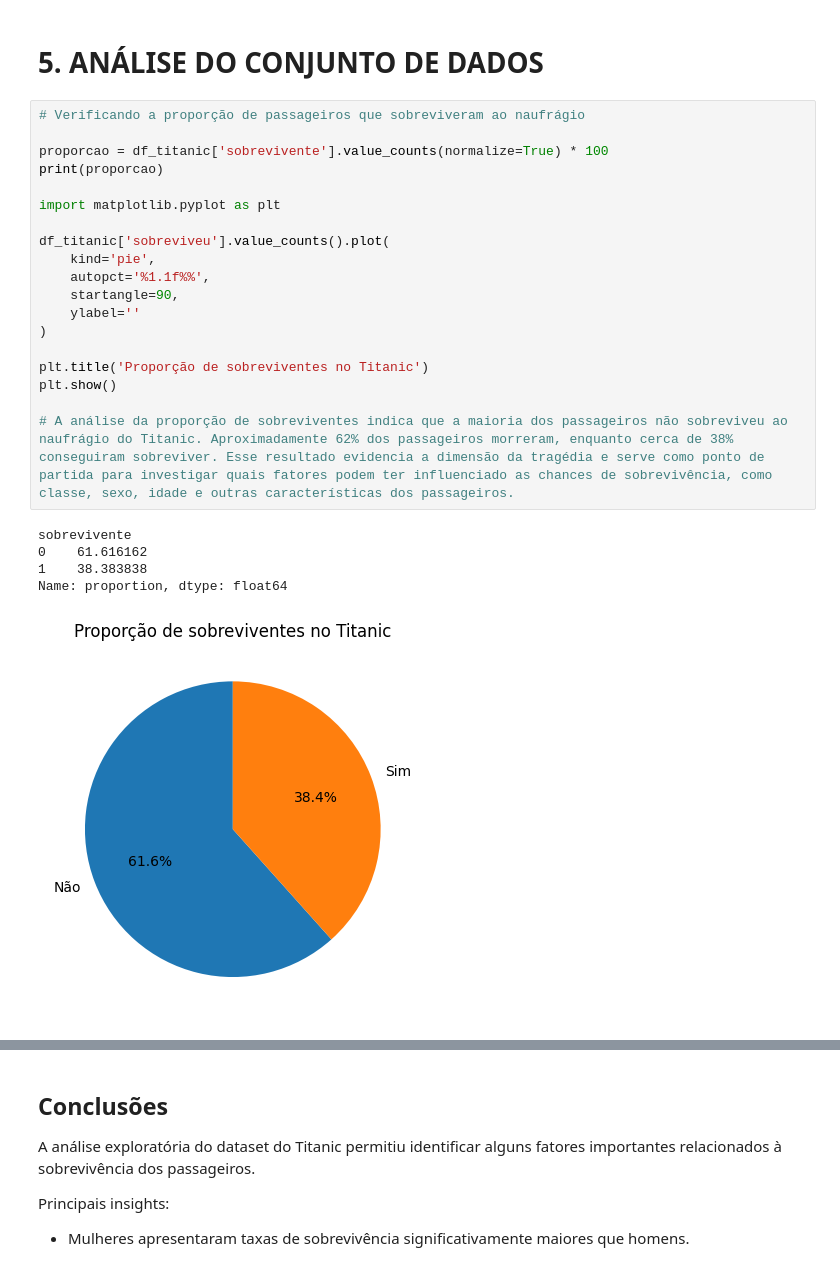
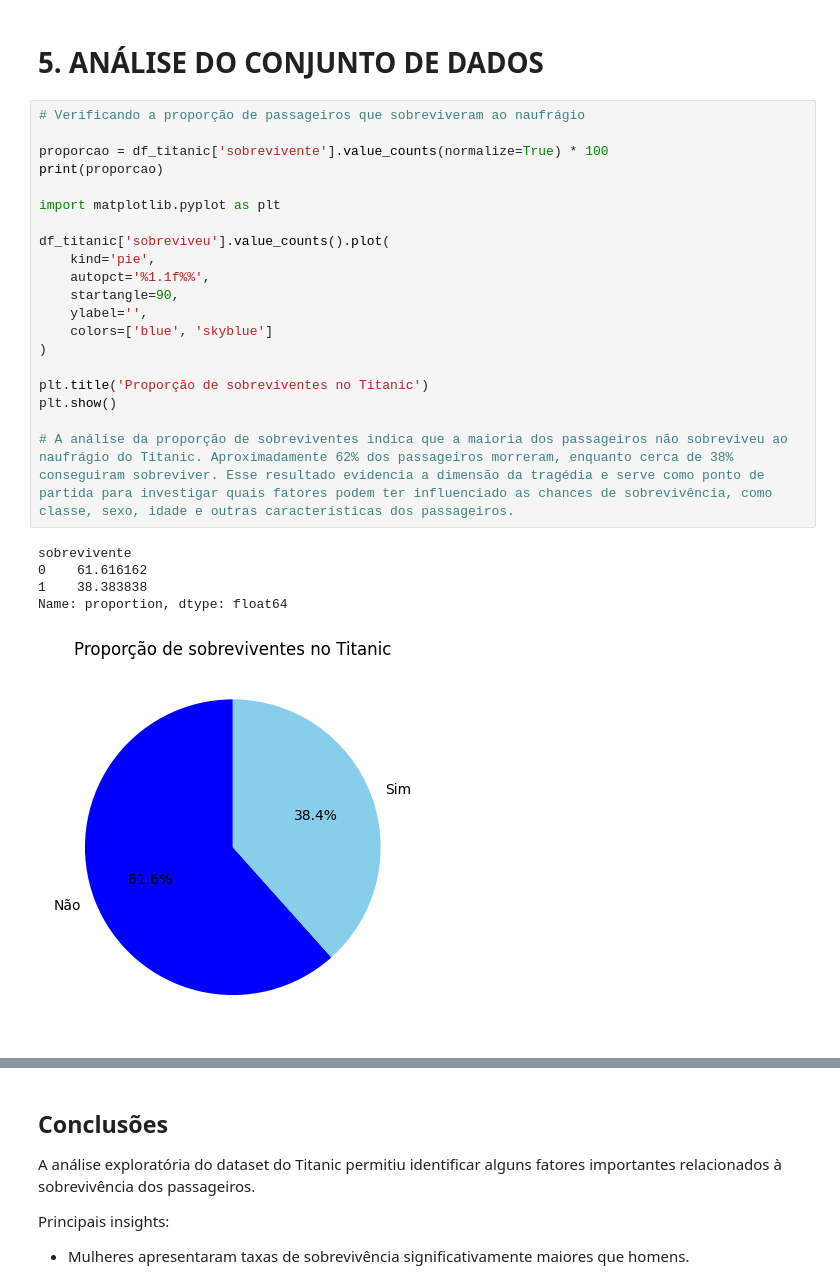
Before and after one commit to tainabh/analise_titanic, a Jupyter notebook: analise_titanic.ipynb, the cells around one changed output, grey strips where cells are left out. Saved outputs shown, nothing was run; the diff lists cells and outputs as text.

Commit message:
Melhora na visualização e estética dos gráficos.

```diff
--- a/analise_titanic.ipynb
+++ b/analise_titanic.ipynb
@@ -217,28 +217,29 @@ df_titanic.head()
 # %%
 # Verificando a proporção de passageiros que sobreviveram ao naufrágio
 
 proporcao = df_titanic['sobrevivente'].value_counts(normalize=True) * 100
 print(proporcao)
 
 import matplotlib.pyplot as plt
 
 df_titanic['sobreviveu'].value_counts().plot(
     kind='pie',
     autopct='%1.1f%%',
     startangle=90,
-    ylabel=''
+    ylabel='',
+    colors=['blue', 'skyblue']
 )
 
 plt.title('Proporção de sobreviventes no Titanic')
 plt.show()
 
 # A análise da proporção de sobreviventes indica que a maioria dos passageiros não sobreviveu ao naufrágio do Titanic. Aproximadamente 62% dos passageiros morreram, enquanto cerca de 38% conseguiram sobreviver. Esse resultado evidencia a dimensão da tragédia e serve como ponto de partida para investigar quais fatores podem ter influenciado as chances de sobrevivência, como classe, sexo, idade e outras características dos passageiros.
 # %% [output]
 sobrevivente
 0    61.616162
 1    38.383838
 Name: proportion, dtype: float64
-[figure, old version]
+[figure, new version]
 # %%
 # Análise da relação entre a classe do passageiro e a probabilidade de sobrevivência
 
```
Also changed, not shown: parts of 7 cells of this notebook.
